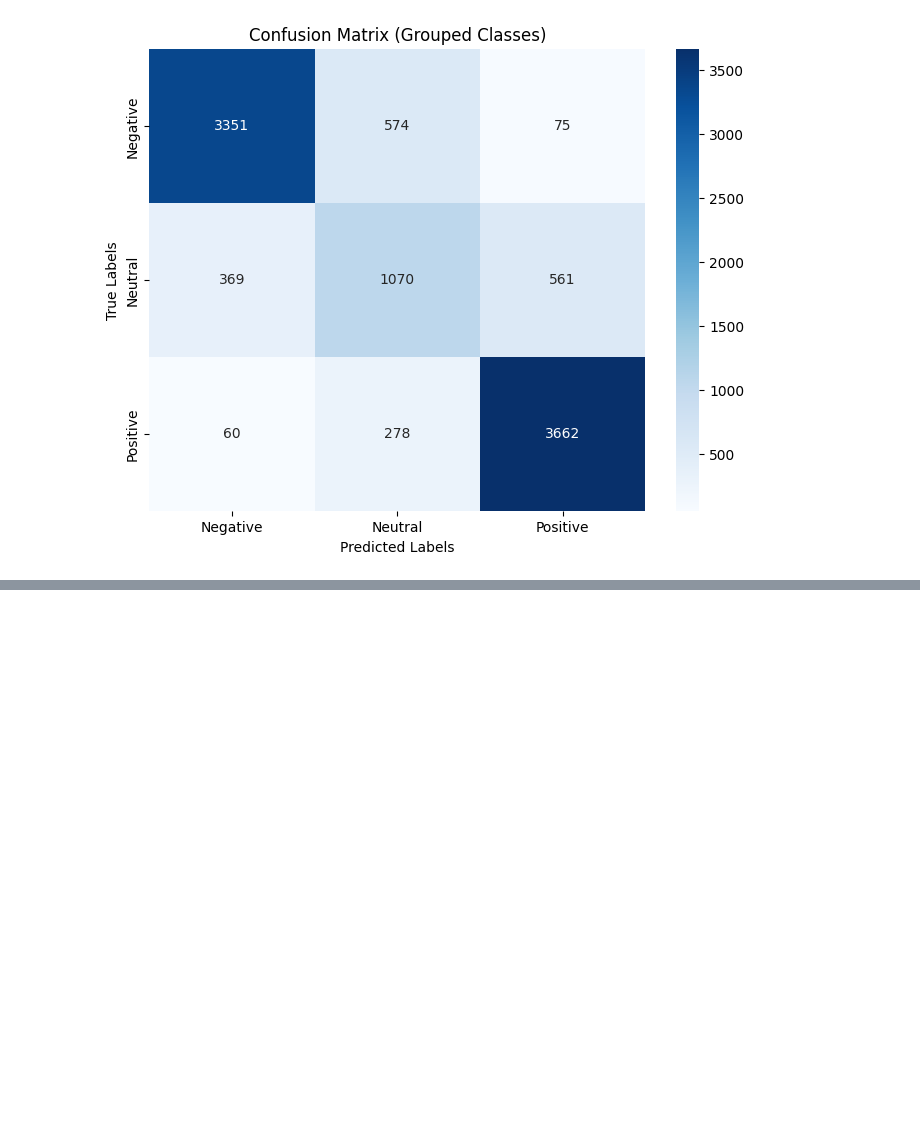
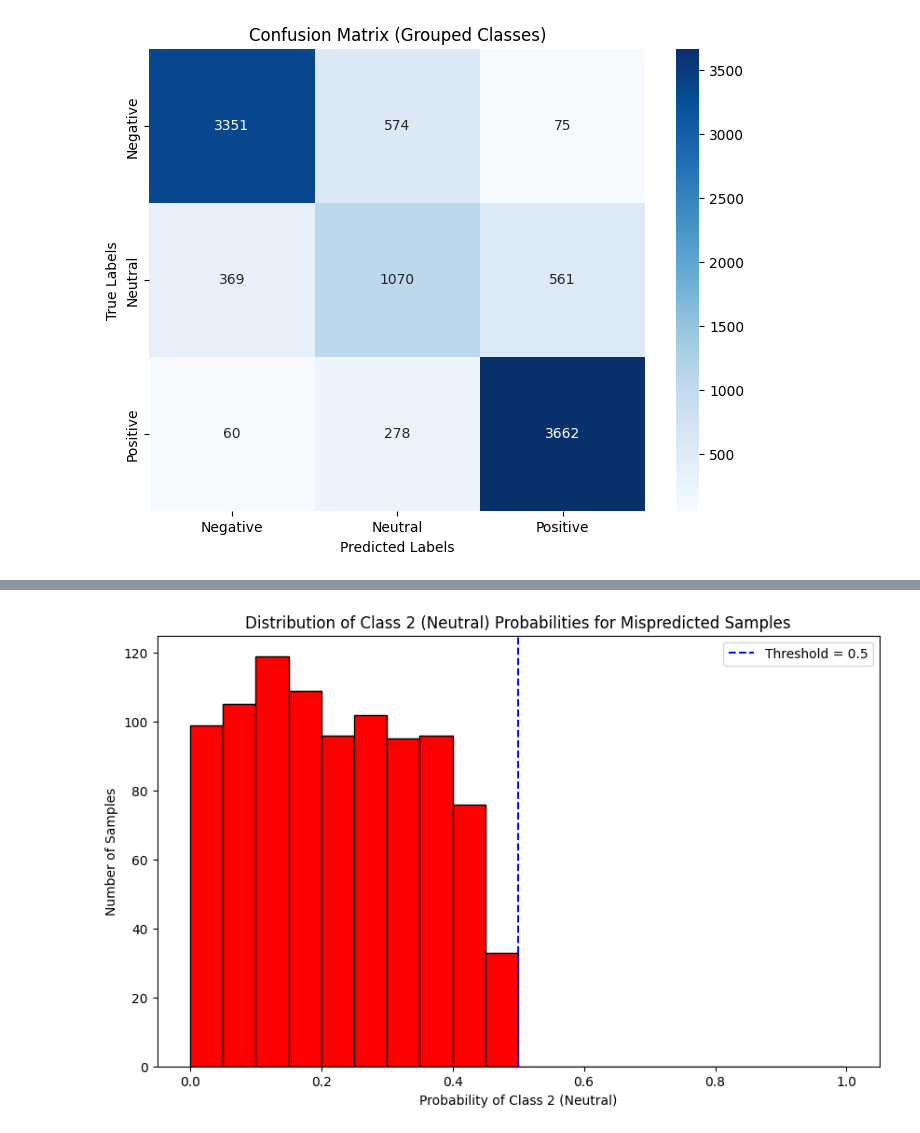
Before and after one commit to aleksihayrynen/Multiclass-Sentiment-Analysis-BERT, a Jupyter notebook: Multiclass_Classification_BERT.ipynb, the cells around one changed output, grey strips where cells are left out. Cells and saved outputs as stored; diff of their text form; code cells hidden in the pictures; blank space fills up the shorter version.

```diff
--- a/Multiclass_Classification_BERT.ipynb
+++ b/Multiclass_Classification_BERT.ipynb
@@ -863,0 +909,64 @@ weighted avg       0.81      0.81      0.81     10000
+# %%
+import numpy as np
+import matplotlib.pyplot as plt
+
+# Extract mispredicted Neutral class samples (where true label is 2 but predicted label is different)
+neutral_mispredicted_probs = []
+neutral_mispredicted_class_probs = []
+total_mispredicted_count = 0
+
+# Filter mispredicted samples based on true label being Neutral (class 2) but predicted label being something else
+for idx, row in test_df.iterrows():
+    true_label = row['true_label']
+    pred_label = row['predicted_label']
+    probs = row['probs']
+
+    if true_label == 2 and pred_label != 2:  # Mispredicted Neutral class
+        total_mispredicted_count += 1
+        neutral_mispredicted_probs.append(probs[2])  # Store probability of class 2 (Neutral)
+        neutral_mispredicted_class_probs.append(probs)  # Store all class probabilities
+
+# Convert to numpy for easier analysis
+neutral_mispredicted_probs = np.array(neutral_mispredicted_probs)
+neutral_mispredicted_class_probs = np.array(neutral_mispredicted_class_probs)
+
+# Visualize the distribution of class 2 probabilities for mispredicted Neutral samples
+bins = np.linspace(0, 1, 21)  # 20 bins from 0 to 1
+plt.figure(figsize=(10, 6))
+plt.hist(neutral_mispredicted_probs, bins=bins, color='red', edgecolor='black')  # Red bars for mispredictions
+plt.axvline(x=0.5, color='blue', linestyle='--', label='Threshold = 0.5')
+plt.title("Distribution of Class 2 (Neutral) Probabilities for Mispredicted Samples")
+plt.xlabel("Probability of Class 2 (Neutral)")
+plt.ylabel("Number of Samples")
+plt.legend()
+plt.show()
+
+# Display summary statistics for mispredicted Neutral class
+print("Mispredicted Neutral Class Probability Analysis:")
+print(f"Total Mispredictions for Class 2: {total_mispredicted_count}")
+if total_mispredicted_count > 0:
+    print(f"Mean Probability of Class 2: {neutral_mispredicted_probs.mean():.4f}")
+    print(f"Median Probability of Class 2: {np.median(neutral_mispredicted_probs):.4f}")
+    print(f"Minimum Probability of Class 2: {neutral_mispredicted_probs.min():.4f}")
+    print(f"Maximum Probability of Class 2: {neutral_mispredicted_probs.max():.4f}")
+else:
+    print("No mispredictions for Class 2 found.")
+
+# Examine borderline cases for mispredicted Neutral samples (± margin from the threshold)
+threshold = 0.4
+margin = 0.1  # Define margin around the threshold
+borderline_neutral_mispredictions = [
+    (i, neutral_mispredicted_class_probs[i])
+    for i, p in enumerate(neutral_mispredicted_probs)
+    if abs(p - threshold) < margin
+]
+
+print(f"\nNumber of borderline Neutral mispredictions (±{margin} around threshold): {len(borderline_neutral_mispredictions)}")
+
+# Show up to 10 borderline cases with detailed probabilities
+print("\nDetailed Probabilities for Borderline Neutral Mispredictions (Top 10):")
+for idx, class_probs in borderline_neutral_mispredictions[:10]:
+    prob_details = ", ".join([f"Class {i}: {p:.2f}" for i, p in enumerate(class_probs)])
+    print(f"Sample {idx}: {prob_details}")
+# %% [output]
+[figure, added]
```
Also changed, not shown: parts of 11 cells of this notebook.
